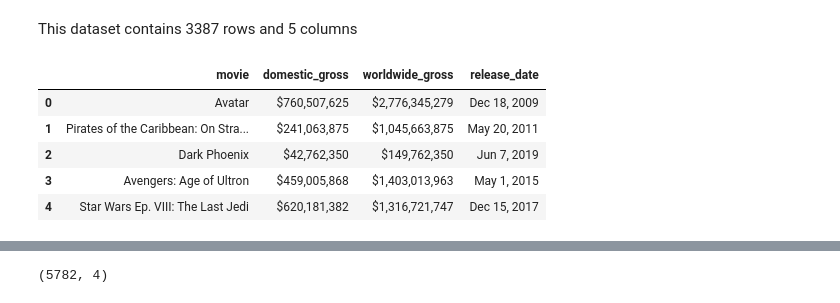
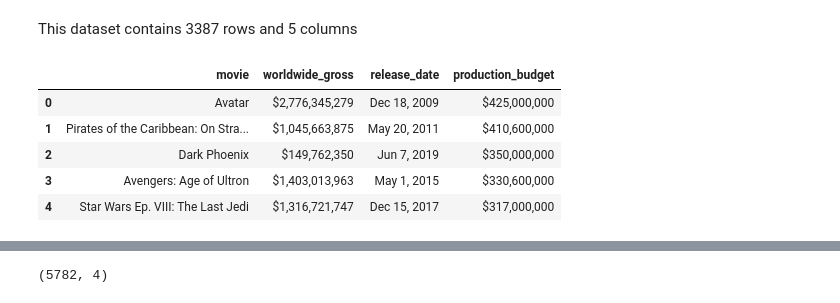
Before and after one commit to Mak-annie/Microsoft-Analysis, a Jupyter notebook: INDEX.ipynb, the cells around one changed output, grey strips where cells are left out. Cells and saved outputs as stored; diff of their text form; code cells hidden in the pictures.

```diff
--- a/INDEX.ipynb
+++ b/INDEX.ipynb
@@ -102,13 +231,13 @@ bom_data_filtered.shape
 This dataset contains 3387 rows and 5 columns
 # %%
 #selecting necessary columns on the budgets dataset
-new_budgets = ['movie','domestic_gross','worldwide_gross','release_date']
+new_budgets = ['movie','worldwide_gross','release_date','production_budget']
 budgets_data_filtered = budgets_data[new_budgets]
 budgets_data_filtered.head()
 # %% [output]
-|  | movie | domestic_gross | worldwide_gross | release_date |
-| 0 | Avatar | $760,507,625 | $2,776,345,279 | Dec 18, 2009 |
-| 1 | Pirates of the Caribbean: On Stra... | $241,063,875 | $1,045,663,875 | May 20, 2011 |
-| 2 | Dark Phoenix | $42,762,350 | $149,762,350 | Jun 7, 2019 |
-| 3 | Avengers: Age of Ultron | $459,005,868 | $1,403,013,963 | May 1, 2015 |
-| 4 | Star Wars Ep. VIII: The Last Jedi | $620,181,382 | $1,316,721,747 | Dec 15, 2017 |
+|  | movie | worldwide_gross | release_date | production_budget |
+| 0 | Avatar | $2,776,345,279 | Dec 18, 2009 | $425,000,000 |
+| 1 | Pirates of the Caribbean: On Stra... | $1,045,663,875 | May 20, 2011 | $410,600,000 |
+| 2 | Dark Phoenix | $149,762,350 | Jun 7, 2019 | $350,000,000 |
+| 3 | Avengers: Age of Ultron | $1,403,013,963 | May 1, 2015 | $330,600,000 |
+| 4 | Star Wars Ep. VIII: The Last Jedi | $1,316,721,747 | Dec 15, 2017 | $317,000,000 |
```
Also changed, not shown: parts of 21 cells of this notebook.
